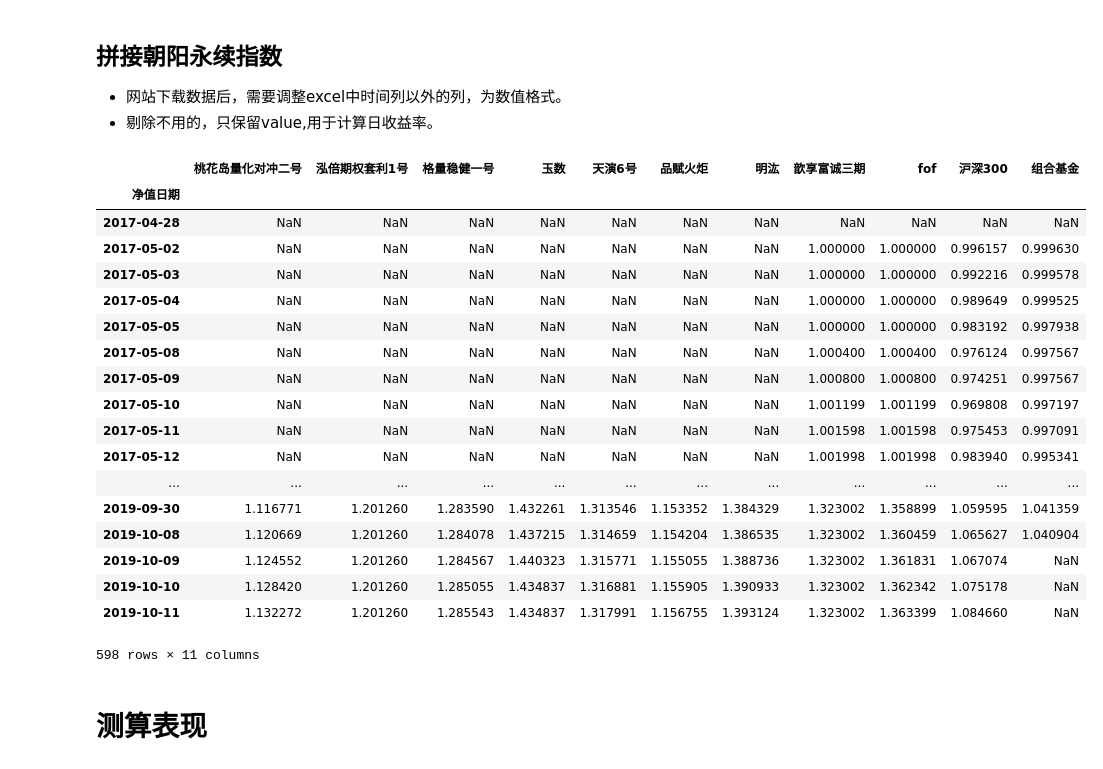
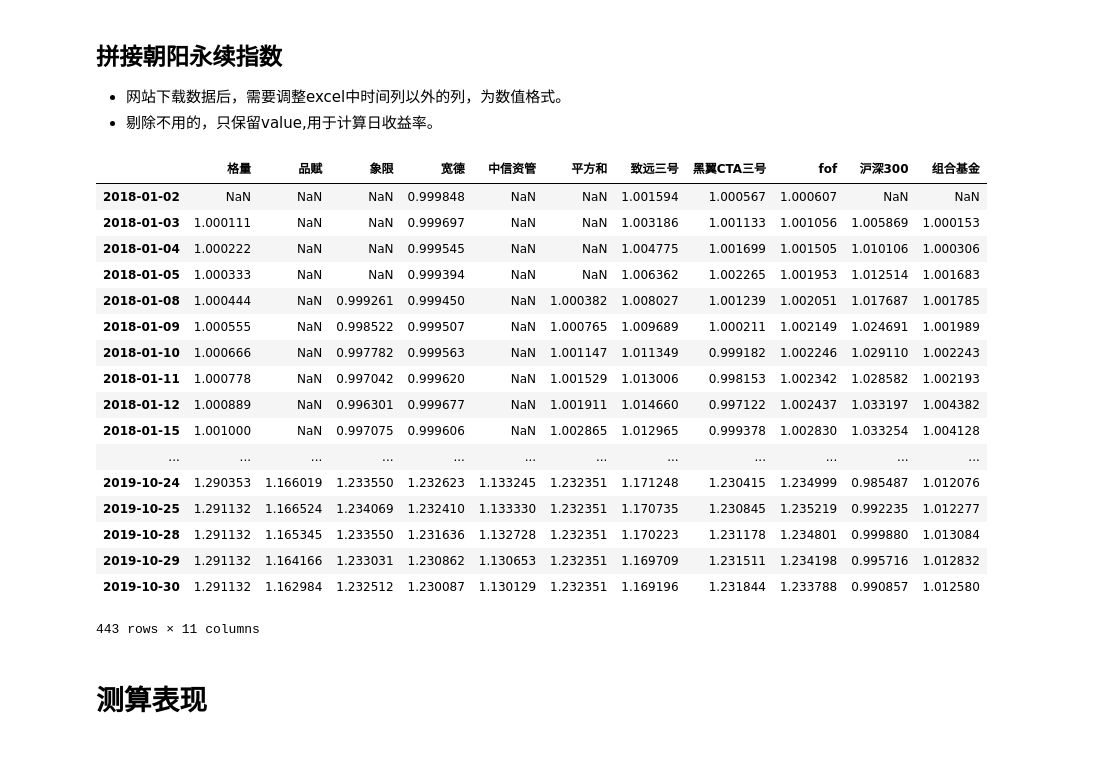
Before and after one commit to luohanfeng/foftools, a Jupyter notebook: fof_score/fof_combine.ipynb, the cells around one changed output. Cells and saved outputs as stored; diff of their text form; code cells hidden in the pictures.

```diff
--- a/fof_score/fof_combine.ipynb
+++ b/fof_score/fof_combine.ipynb
@@ -65,0 +32,4 @@ total
+# %%
+file_path = os.path.join(workspace, '子基金净值表.xlsx')
+total = read_sheet(file_path)
+total
@@ -92,0 +65,3 @@ returns
+# %%
+returns = total.copy().apply(value_to_return)
+returns.tail()
@@ -113,0 +79,11 @@ new_returns['fof'] = new_returns.apply(weight_se, axis=1, args=(weight,))
+# %%
+# 设置时段
+new_returns = returns['2018-01-01':'2019-10-30'].copy()
+# 设置权重
+weight = [0.15, 0.15, 0.10, 0.125, 0.125, 0.15, 0.1, 0.1]
+weight = pd.Series(weight, index=new_returns.columns)
+
+new_returns['fof'] = new_returns.apply(weight_by_params, axis=1, args=(weight,))
+# 保存
+new_returns.to_csv(os.path.join(workspace,'子基金加权合成日收益.csv'), encoding='gbk')
+new_returns
@@ -117,36 +112,35 @@ new_returns['fof'] = new_returns.apply(weight_se, axis=1, args=(weight,))
 - 网站下载数据后，需要调整excel中时间列以外的列，为数值格式。
 - 剔除不用的，只保留value,用于计算日收益率。
 # %%
-bench_mark = pd.read_excel('./朝阳私募指数.xls', 0, header=0, na_values=['--'])
+bench_mark = pd.read_excel(os.path.join(workspace,'朝阳私募指数.xls'), 0, header=0, na_values=['--'])
 bench_mark = bench_mark.set_index(bench_mark.iloc[:, 0].name)
 bench_mark.index = pd.to_datetime(bench_mark.index)
 bench_mark = bench_mark[(bench_mark.index>=total.index.min())&(bench_mark.index<=total.index.max())]
-bench_returns = bench_mark.apply(value_to_returns)
+bench_returns = bench_mark.apply(value_to_return)
 # %%
 total_returns = new_returns.join(bench_returns)
 total_value = total_returns.cumsum()+1.0
-total_value.to_csv('./out_combine/子基金加权合成.csv', encoding='gbk')
+total_value.to_csv(os.path.join(workspace,'子基金加权合成净值.csv'), encoding='gbk')
 total_value
 # %% [output]
-|  | 桃花岛量化对冲二号 | 泓倍期权套利1号 | 格量稳健一号 | 玉数 | 天演6号 | 品赋火炬 | 明汯 | 歆享富诚三期 | fof | 沪深300 | 组合基金 |
-| 净值日期 |  |  |  |  |  |  |  |  |  |  |  |
-| 2017-04-28 | NaN | NaN | NaN | NaN | NaN | NaN | NaN | NaN | NaN | NaN | NaN |
-| 2017-05-02 | NaN | NaN | NaN | NaN | NaN | NaN | NaN | 1.000000 | 1.000000 | 0.996157 | 0.999630 |
-| 2017-05-03 | NaN | NaN | NaN | NaN | NaN | NaN | NaN | 1.000000 | 1.000000 | 0.992216 | 0.999578 |
-| 2017-05-04 | NaN | NaN | NaN | NaN | NaN | NaN | NaN | 1.000000 | 1.000000 | 0.989649 | 0.999525 |
-| 2017-05-05 | NaN | NaN | NaN | NaN | NaN | NaN | NaN | 1.000000 | 1.000000 | 0.983192 | 0.997938 |
-| 2017-05-08 | NaN | NaN | NaN | NaN | NaN | NaN | NaN | 1.000400 | 1.000400 | 0.976124 | 0.997567 |
-| 2017-05-09 | NaN | NaN | NaN | NaN | NaN | NaN | NaN | 1.000800 | 1.000800 | 0.974251 | 0.997567 |
-| 2017-05-10 | NaN | NaN | NaN | NaN | NaN | NaN | NaN | 1.001199 | 1.001199 | 0.969808 | 0.997197 |
-| 2017-05-11 | NaN | NaN | NaN | NaN | NaN | NaN | NaN | 1.001598 | 1.001598 | 0.975453 | 0.997091 |
-| 2017-05-12 | NaN | NaN | NaN | NaN | NaN | NaN | NaN | 1.001998 | 1.001998 | 0.983940 | 0.995341 |
+|  | 格量 | 品赋 | 象限 | 宽德 | 中信资管 | 平方和 | 致远三号 | 黑翼CTA三号 | fof | 沪深300 | 组合基金 |
+| 2018-01-02 | NaN | NaN | NaN | 0.999848 | NaN | NaN | 1.001594 | 1.000567 | 1.000607 | NaN | NaN |
+| 2018-01-03 | 1.000111 | NaN | NaN | 0.999697 | NaN | NaN | 1.003186 | 1.001133 | 1.001056 | 1.005869 | 1.000153 |
+| 2018-01-04 | 1.000222 | NaN | NaN | 0.999545 | NaN | NaN | 1.004775 | 1.001699 | 1.001505 | 1.010106 | 1.000306 |
+| 2018-01-05 | 1.000333 | NaN | NaN | 0.999394 | NaN | NaN | 1.006362 | 1.002265 | 1.001953 | 1.012514 | 1.001683 |
+| 2018-01-08 | 1.000444 | NaN | 0.999261 | 0.999450 | NaN | 1.000382 | 1.008027 | 1.001239 | 1.002051 | 1.017687 | 1.001785 |
+| 2018-01-09 | 1.000555 | NaN | 0.998522 | 0.999507 | NaN | 1.000765 | 1.009689 | 1.000211 | 1.002149 | 1.024691 | 1.001989 |
+| 2018-01-10 | 1.000666 | NaN | 0.997782 | 0.999563 | NaN | 1.001147 | 1.011349 | 0.999182 | 1.002246 | 1.029110 | 1.002243 |
+| 2018-01-11 | 1.000778 | NaN | 0.997042 | 0.999620 | NaN | 1.001529 | 1.013006 | 0.998153 | 1.002342 | 1.028582 | 1.002193 |
+| 2018-01-12 | 1.000889 | NaN | 0.996301 | 0.999677 | NaN | 1.001911 | 1.014660 | 0.997122 | 1.002437 | 1.033197 | 1.004382 |
+| 2018-01-15 | 1.001000 | NaN | 0.997075 | 0.999606 | NaN | 1.002865 | 1.012965 | 0.999378 | 1.002830 | 1.033254 | 1.004128 |
 | ... | ... | ... | ... | ... | ... | ... | ... | ... | ... | ... | ... |
-| 2019-09-30 | 1.116771 | 1.201260 | 1.283590 | 1.432261 | 1.313546 | 1.153352 | 1.384329 | 1.323002 | 1.358899 | 1.059595 | 1.041359 |
-| 2019-10-08 | 1.120669 | 1.201260 | 1.284078 | 1.437215 | 1.314659 | 1.154204 | 1.386535 | 1.323002 | 1.360459 | 1.065627 | 1.040904 |
-| 2019-10-09 | 1.124552 | 1.201260 | 1.284567 | 1.440323 | 1.315771 | 1.155055 | 1.388736 | 1.323002 | 1.361831 | 1.067074 | NaN |
-| 2019-10-10 | 1.128420 | 1.201260 | 1.285055 | 1.434837 | 1.316881 | 1.155905 | 1.390933 | 1.323002 | 1.362342 | 1.075178 | NaN |
-| 2019-10-11 | 1.132272 | 1.201260 | 1.285543 | 1.434837 | 1.317991 | 1.156755 | 1.393124 | 1.323002 | 1.363399 | 1.084660 | NaN |
+| 2019-10-24 | 1.290353 | 1.166019 | 1.233550 | 1.232623 | 1.133245 | 1.232351 | 1.171248 | 1.230415 | 1.234999 | 0.985487 | 1.012076 |
+| 2019-10-25 | 1.291132 | 1.166524 | 1.234069 | 1.232410 | 1.133330 | 1.232351 | 1.170735 | 1.230845 | 1.235219 | 0.992235 | 1.012277 |
+| 2019-10-28 | 1.291132 | 1.165345 | 1.233550 | 1.231636 | 1.132728 | 1.232351 | 1.170223 | 1.231178 | 1.234801 | 0.999880 | 1.013084 |
+| 2019-10-29 | 1.291132 | 1.164166 | 1.233031 | 1.230862 | 1.130653 | 1.232351 | 1.169709 | 1.231511 | 1.234198 | 0.995716 | 1.012832 |
+| 2019-10-30 | 1.291132 | 1.162984 | 1.232512 | 1.230087 | 1.130129 | 1.232351 | 1.169196 | 1.231844 | 1.233788 | 0.990857 | 1.012580 |
-598 rows × 11 columns
+443 rows × 11 columns
 # %% [markdown]
 # 测算表现
 # %% [markdown]
```
Also changed, not shown: parts of 13 cells of this notebook, 17 other files.
